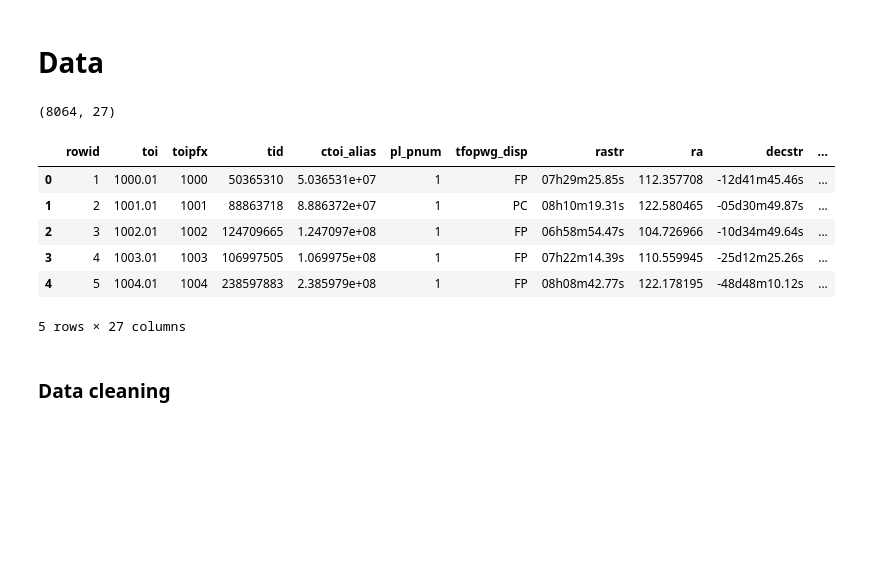
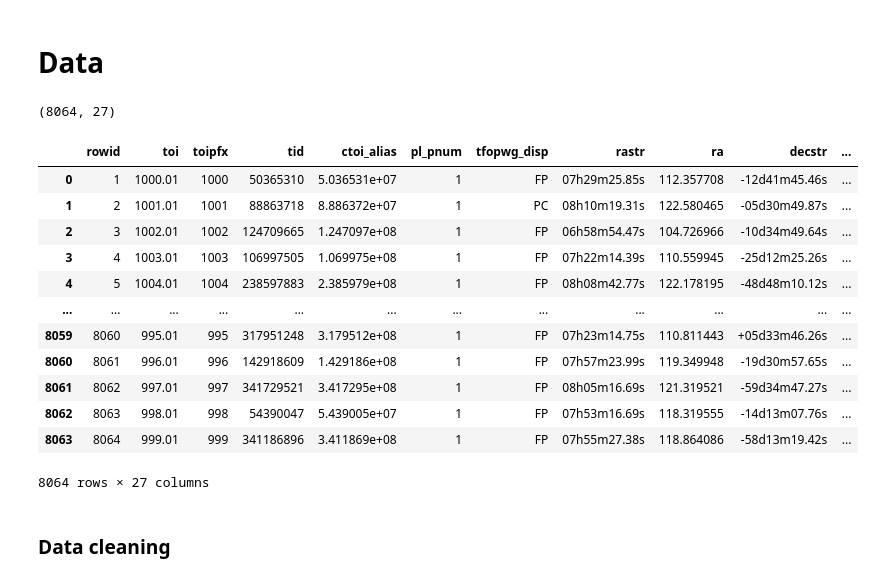
Before and after one commit to milkywayweaver/exoplanet-vetting-end-to-end, a Jupyter notebook: EDA.ipynb, the cells around one changed output. Saved outputs shown, nothing was run; the diff lists cells and outputs as text; code cells hidden in the pictures; blank space fills up the shorter version.

```diff
--- a/EDA.ipynb
+++ b/EDA.ipynb
@@ -10,18 +10,24 @@ SEED = 42
 # %%
 file_path = './data/raw/TOI_2026.07.23_10.15.02.csv'
 
 raw = pd.read_csv(file_path,skiprows=30)
 print(raw.shape)
-raw.head()
+raw
 # %% [output]
 (8064, 27)
 |  | rowid | toi | toipfx | tid | ctoi_alias | pl_pnum | tfopwg_disp | rastr | ra | decstr | ... |
 | 0 | 1 | 1000.01 | 1000 | 50365310 | 5.036531e+07 | 1 | FP | 07h29m25.85s | 112.357708 | -12d41m45.46s | ... |
 | 1 | 2 | 1001.01 | 1001 | 88863718 | 8.886372e+07 | 1 | PC | 08h10m19.31s | 122.580465 | -05d30m49.87s | ... |
 | 2 | 3 | 1002.01 | 1002 | 124709665 | 1.247097e+08 | 1 | FP | 06h58m54.47s | 104.726966 | -10d34m49.64s | ... |
 | 3 | 4 | 1003.01 | 1003 | 106997505 | 1.069975e+08 | 1 | FP | 07h22m14.39s | 110.559945 | -25d12m25.26s | ... |
 | 4 | 5 | 1004.01 | 1004 | 238597883 | 2.385979e+08 | 1 | FP | 08h08m42.77s | 122.178195 | -48d48m10.12s | ... |
+| ... | ... | ... | ... | ... | ... | ... | ... | ... | ... | ... | ... |
+| 8059 | 8060 | 995.01 | 995 | 317951248 | 3.179512e+08 | 1 | FP | 07h23m14.75s | 110.811443 | +05d33m46.26s | ... |
+| 8060 | 8061 | 996.01 | 996 | 142918609 | 1.429186e+08 | 1 | FP | 07h57m23.99s | 119.349948 | -19d30m57.65s | ... |
+| 8061 | 8062 | 997.01 | 997 | 341729521 | 3.417295e+08 | 1 | FP | 08h05m16.69s | 121.319521 | -59d34m47.27s | ... |
+| 8062 | 8063 | 998.01 | 998 | 54390047 | 5.439005e+07 | 1 | FP | 07h53m16.69s | 118.319555 | -14d13m07.76s | ... |
+| 8063 | 8064 | 999.01 | 999 | 341186896 | 3.411869e+08 | 1 | FP | 07h55m27.38s | 118.864086 | -58d13m19.42s | ... |
-5 rows × 27 columns
+8064 rows × 27 columns
 # %% [markdown]
 ### Data cleaning
 # %%
```
Also changed, not shown: parts of 5 cells of this notebook, 5 other files.
